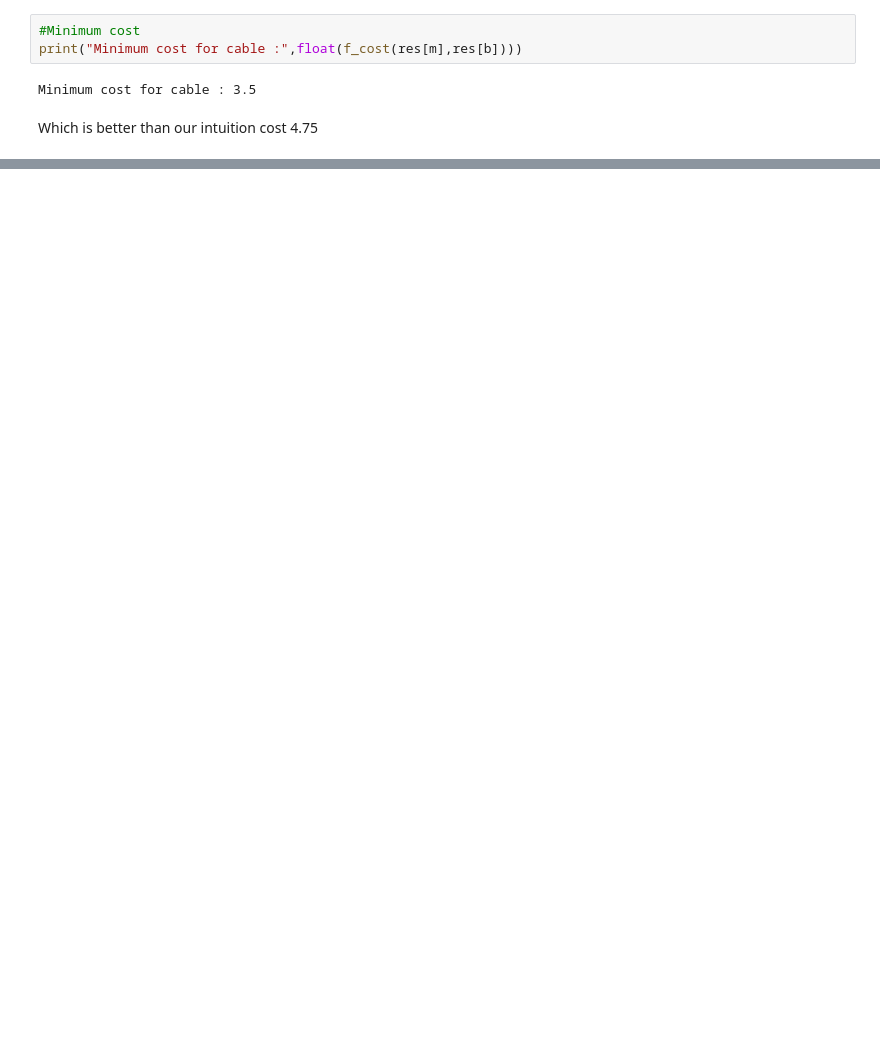
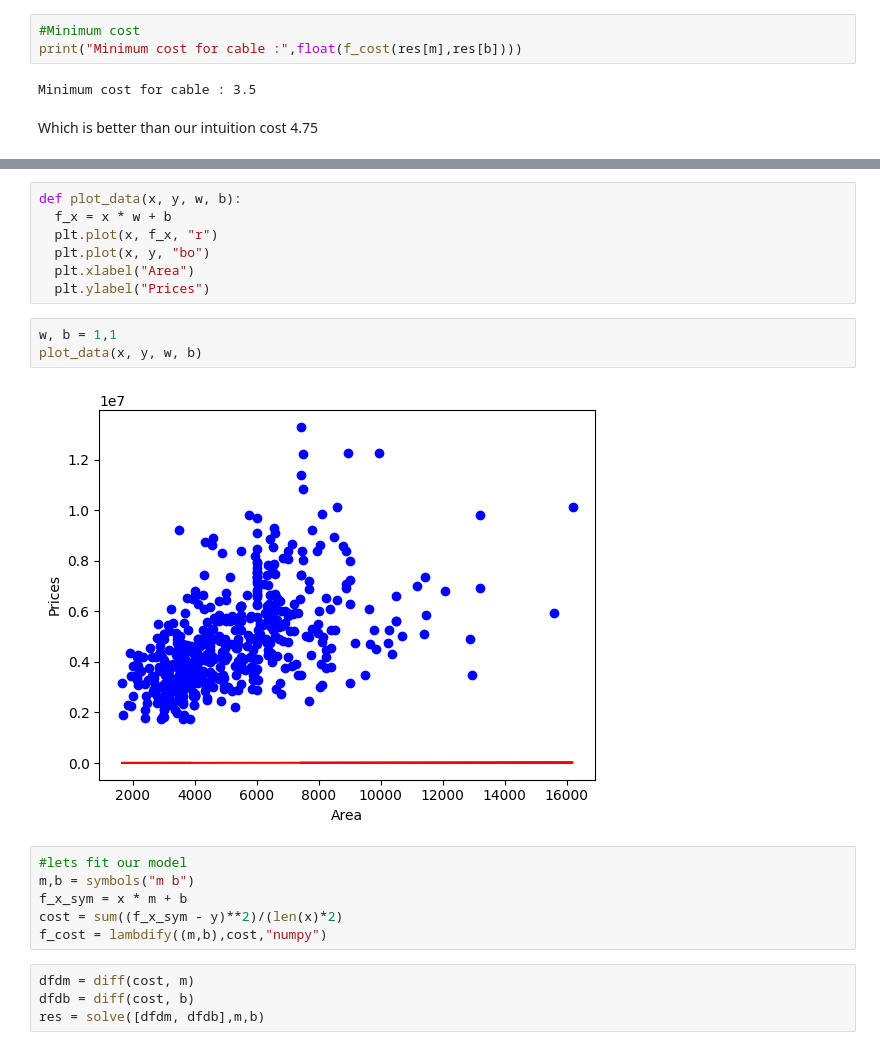
Before and after one commit to ksreekanth77/Machine-Learning, a Jupyter notebook: gradient_descent.ipynb, the cells around one changed output, grey strips where cells are left out. Cells and saved outputs as stored; diff of their text form; blank space fills up the shorter version.

```diff
--- a/gradient_descent.ipynb
+++ b/gradient_descent.ipynb
@@ -255,0 +307,22 @@ $\displaystyle W\left(-1\right)$
+# %%
+def plot_data(x, y, w, b):
+  f_x = x * w + b
+  plt.plot(x, f_x, "r")
+  plt.plot(x, y, "bo")
+  plt.xlabel("Area")
+  plt.ylabel("Prices")
+# %%
+w, b = 1,1
+plot_data(x, y, w, b)
+# %% [output]
+[figure, added]
+# %%
+#lets fit our model
+m,b = symbols("m b")
+f_x_sym = x * m + b
+cost = sum((f_x_sym - y)**2)/(len(x)*2)
+f_cost = lambdify((m,b),cost,"numpy")
+# %%
+dfdm = diff(cost, m)
+dfdb = diff(cost, b)
+res = solve([dfdm, dfdb],m,b)
```
Also changed, not shown: parts of 39 cells of this notebook.
